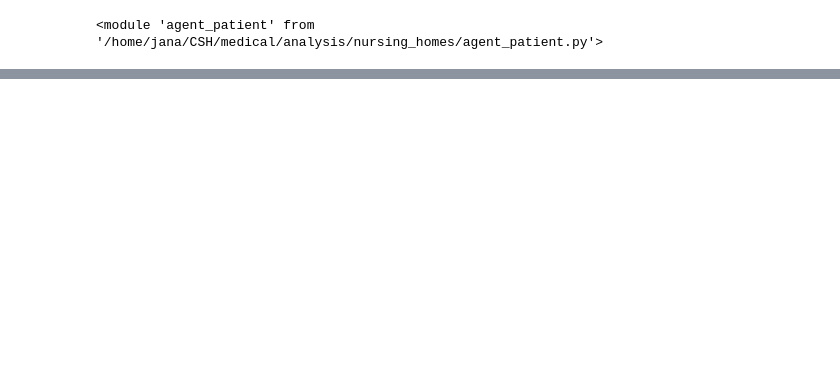
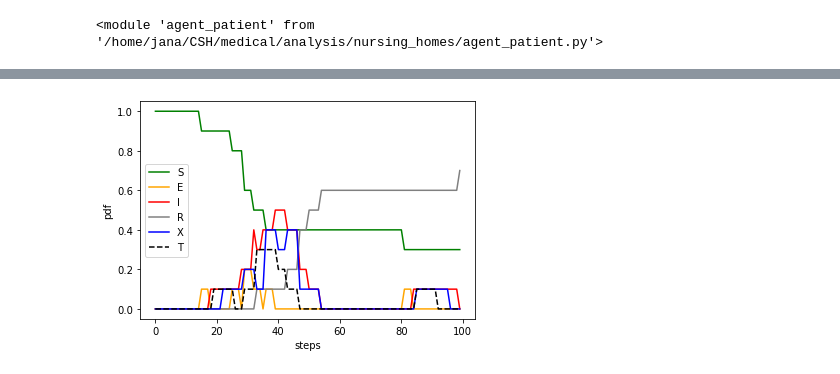
Before and after one commit to JanaLasser/agent_based_COVID_SEIRX, a Jupyter notebook: run_model.ipynb, the cells around one changed output, grey strips where cells are left out. Cells and saved outputs as stored; diff of their text form; code cells hidden in the pictures; blank space fills up the shorter version.

```diff
--- a/run_model.ipynb
+++ b/run_model.ipynb
@@ -50,0 +36,6 @@ viz.draw_infection_timeline(SIR_model, 'patient', ax)
+# %%
+importlib.reload(viz)
+fig, ax = plt.subplots()
+viz.draw_infection_timeline(SIR_model, 'employee', ax)
+# %% [output]
+[figure, added]
```
Also changed, not shown: parts of 4 cells of this notebook.
